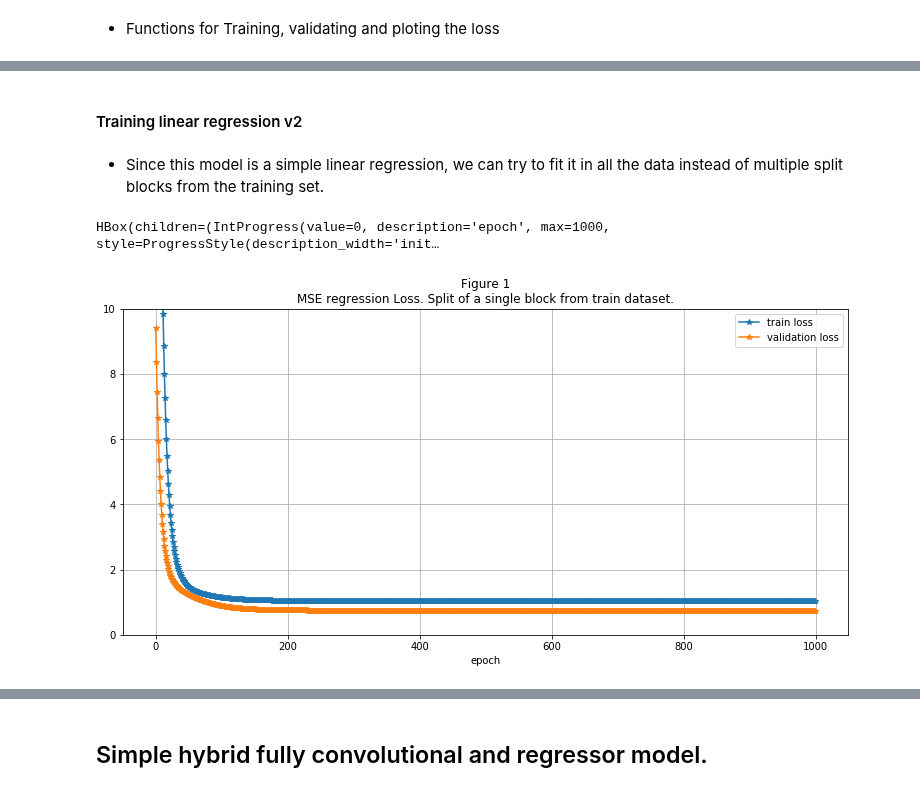
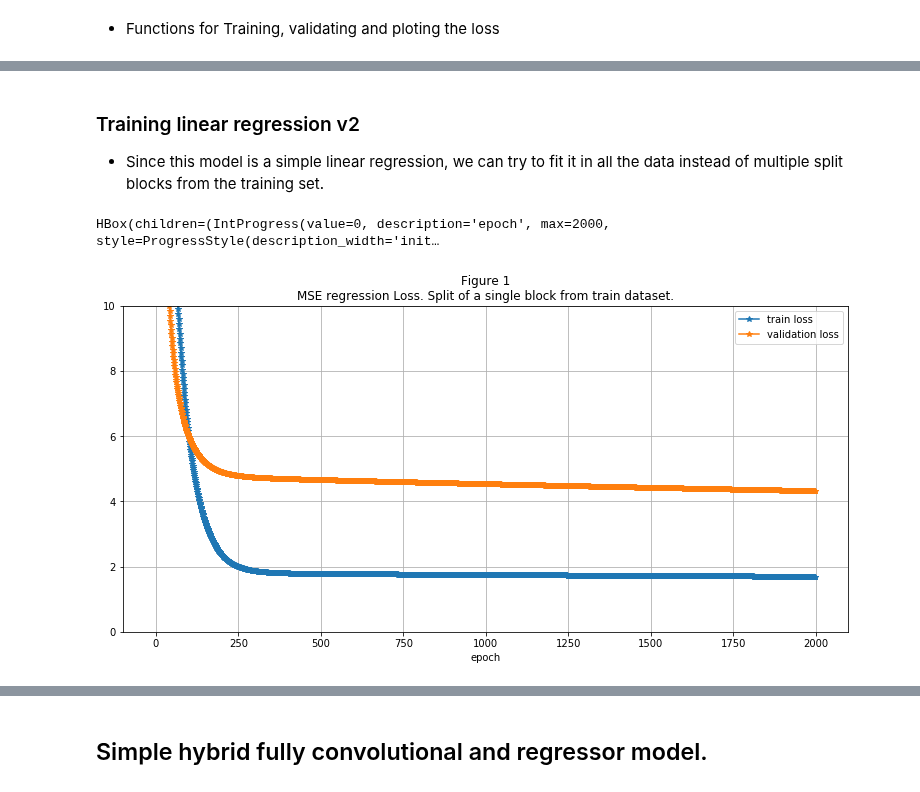
Before and after one commit to leoniloris/Stock-Price-Prediction, a Jupyter notebook: stock_price_prediction.ipynb, the cells around one changed output, grey strips where cells are left out. Drawn from its saved outputs; the diff is of its cells as text; code cells hidden in the pictures.

Commit message:
Training it all.

```diff
--- a/stock_price_prediction.ipynb
+++ b/stock_price_prediction.ipynb
@@ -115,7 +115,7 @@ dataset_df
 
 * The WIKI dataset has a huge variety of stocks and assets, so, for now, we'll be dealing with only **one** for regression.
 # %%
-ASSET_FOR_REGRESSION = 'MCD'
+ASSET_FOR_REGRESSION = 'FLXS'
 
 quandl.ApiConfig.api_key = api_key
 
@@ -332,12 +328,13 @@ def get_samples_and_targets(
         target_column, windowed_features_columns=[],
         scalar_features_columns=[], window_size=5, overlap=3
 ):
-    return [
-        Sample(
-            windowed_features=dataframe.iloc[idx - window_size:idx][windowed_features_columns].values.copy(),
-            scalar_features=dataframe.iloc[idx - 1][scalar_features_columns].values.copy(),
-            target=dataframe.iloc[idx][target_column].copy(),
-        )
-        for idx in range(window_size, len(dataframe), window_size - overlap)
-    ]
+    samples = []
+    for idx in range(window_size, len(dataframe), window_size - overlap):
+        windowed_features = dataframe.iloc[idx - window_size:idx][windowed_features_columns].values.copy()
+        windowed_features -= np.mean(windowed_features)
+
+        scalar_features=dataframe.iloc[idx - 1][scalar_features_columns].values.copy()
+        target=dataframe.iloc[idx][target_column].copy()
+        samples.append(Sample(windowed_features, scalar_features, target))
+    return samples
 # %% [markdown]
@@ -509,21 +508,20 @@ plt.show()
-# %% [markdown]
-#### Training linear regression v2
 # %% [markdown]
+### Training linear regression v2
 * Since this model is a simple linear regression, we can try to fit it in all the data instead of multiple split blocks from the training set.
 # %%
 model = LinearRegression(FLATTENED_SAMPLE_SIZE, 1)
 train_splits = BlockingTimeSeriesSplit(n_splits=1, train_val_percentage=TRAIN_VAL_PERCENTAGE)
 
-optimizer = torch.optim.SGD(model.parameters(), lr=0.001)
-metrics = train_n_epocs(model, criterion, optimizer, train_val_samples, train_splits, n_epocs=1000)
+optimizer = torch.optim.SGD(model.parameters(), lr=0.0005)
+metrics = train_n_epocs(model, criterion, optimizer, train_val_samples, train_splits, n_epocs=2000)
 
 plot_metrics(metrics, [0, 10], 'Split of a single block from train dataset.')
 
 metricsv2 = metrics
 modelv2 = model
 # %% [output]
-HBox(children=(IntProgress(value=0, description='epoch', max=1000, style=ProgressStyle(description_width='init…
+HBox(children=(IntProgress(value=0, description='epoch', max=2000, style=ProgressStyle(description_width='init…
-[figure, old version]
+[figure, new version]
 # %%
 log_returns = model(test_samples).detach().numpy()
 # %%
```
Also changed, not shown: parts of 37 cells of this notebook.
